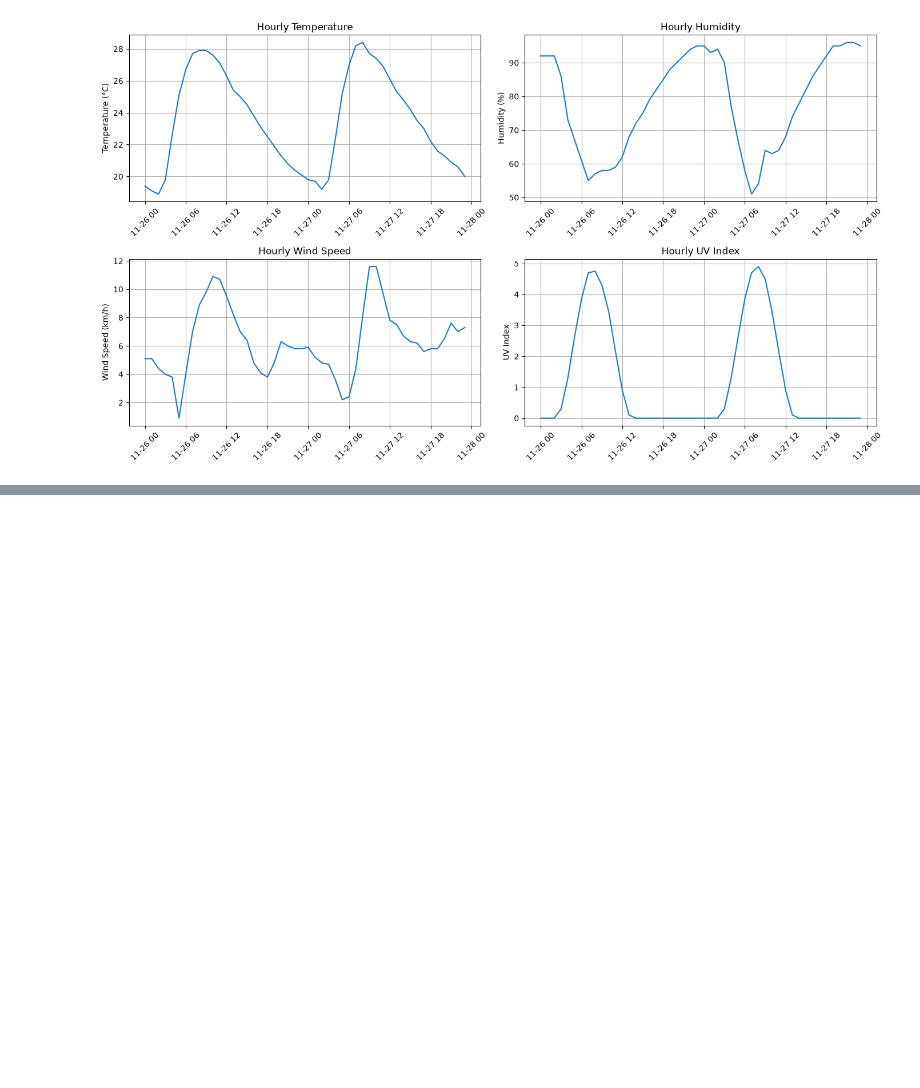
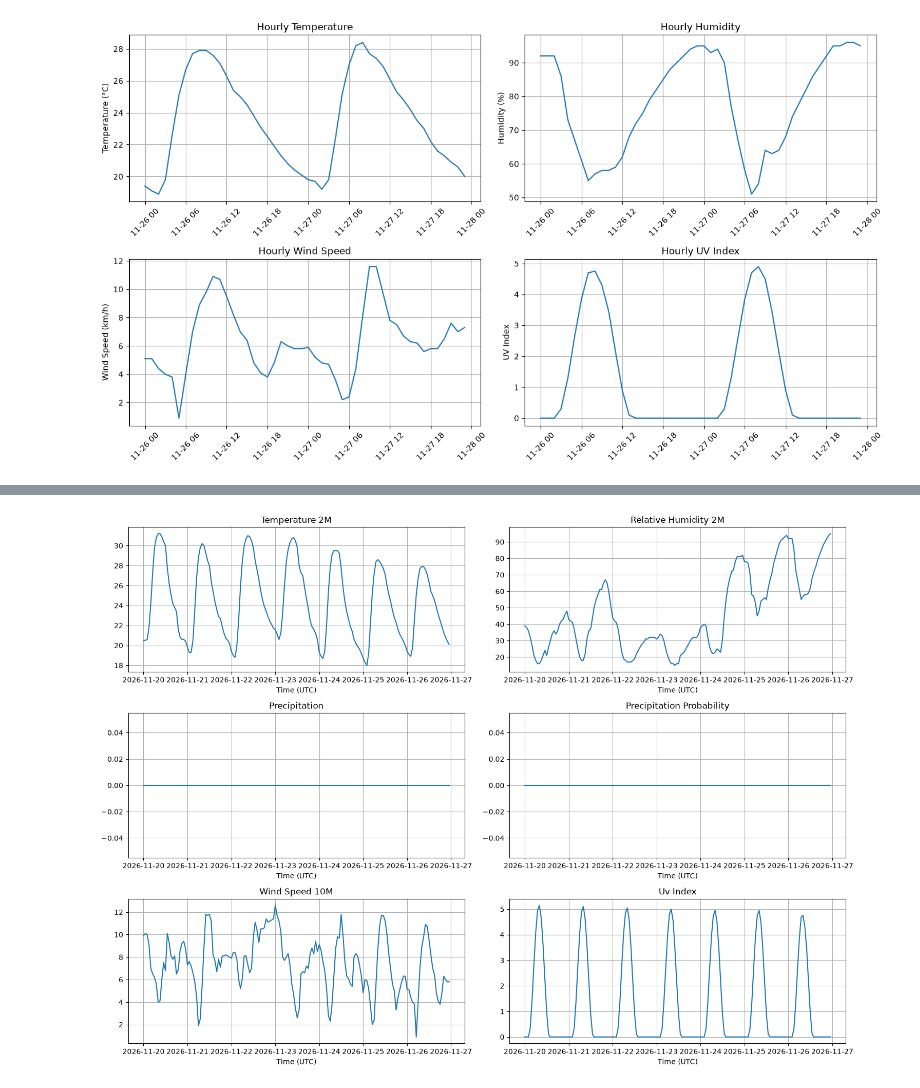
Before and after one commit to itsmusman/AgentWeather, a Jupyter notebook: notebooks/01_explore_apis.ipynb, the cells around one changed output, grey strips where cells are left out. Saved outputs shown, nothing was run; the diff lists cells and outputs as text; code cells hidden in the pictures; blank space fills up the shorter version.

Commit message:
Add historical weather overview chart for Karachi

```diff
--- a/notebooks/01_explore_apis.ipynb
+++ b/notebooks/01_explore_apis.ipynb
@@ -395,0 +468,15 @@ Plot saved successfully: /home/musman/Desktop/ShinePearl/AgentWeather/reports/ed
+# %%
+# Convert hourly JSON data into a Pandas DataFrame
+historical_df = pd.DataFrame(historical_hourly)
+
+# Convert time column into proper datetime format
+historical_df["time"] = pd.to_datetime(
+    historical_df["time"],
+    utc=True
+)
+
+# Set time as the DataFrame index
+historical_df = historical_df.set_index("time")
+
+# Display the first five records
+historical_df.head()
@@ -395,0 +537,34 @@ Plot saved successfully: /home/musman/Desktop/ShinePearl/AgentWeather/reports/ed
+# %%
+# Select the weather variables for visualization
+columns_to_plot = [
+    "temperature_2m",
+    "relative_humidity_2m",
+    "precipitation",
+    "precipitation_probability",
+    "wind_speed_10m",
+    "uv_index"
+]
+
+# Create a 3-row, 2-column figure
+fig, axes = plt.subplots(3, 2, figsize=(15, 11))
+
+# Plot each variable
+for column, ax in zip(columns_to_plot, axes.flatten()):
+    ax.plot(historical_df.index, historical_df[column])
+    ax.set_title(column.replace("_", " ").title())
+    ax.set_xlabel("Time (UTC)")
+    ax.grid(True)
+
+# Improve spacing
+fig.tight_layout()
+
+# Save visualization
+fig.savefig(
+    output_dir / "historical_weather_overview_karachi.png",
+    dpi=150,
+    bbox_inches="tight"
+)
+
+plt.show()
+# %% [output]
+[figure, added]
```
Also changed, not shown: parts of 10 cells of this notebook, 1 other file.
